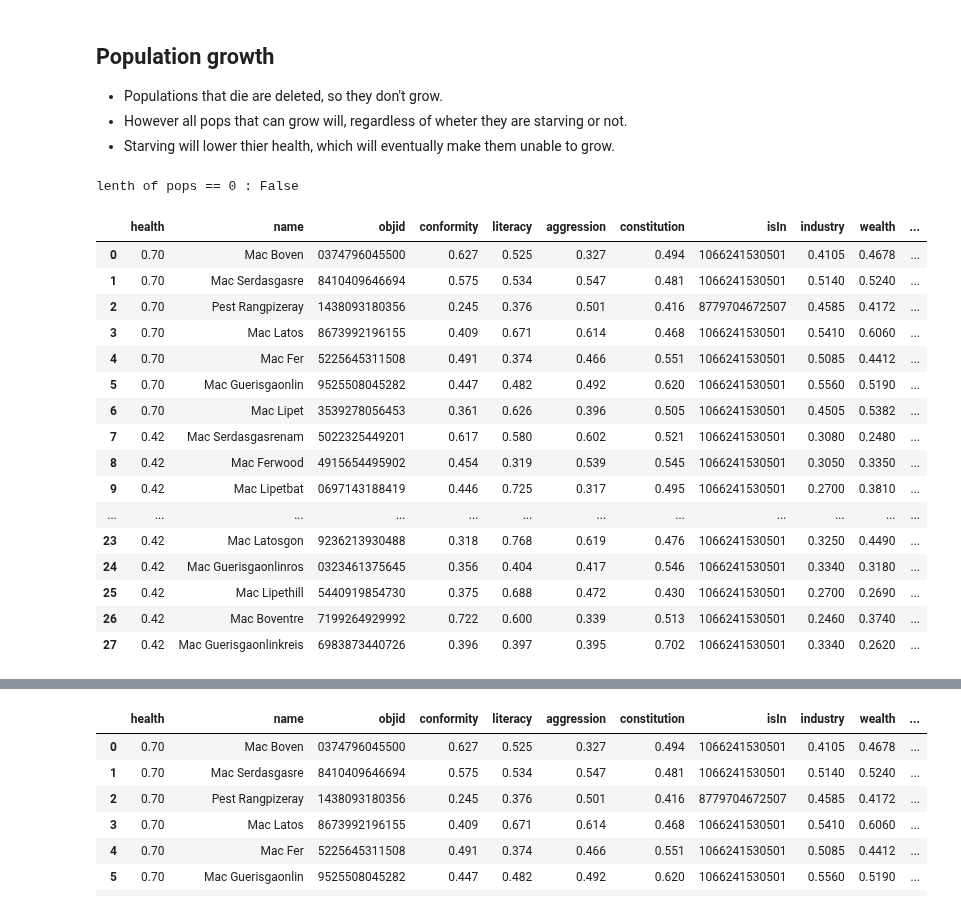
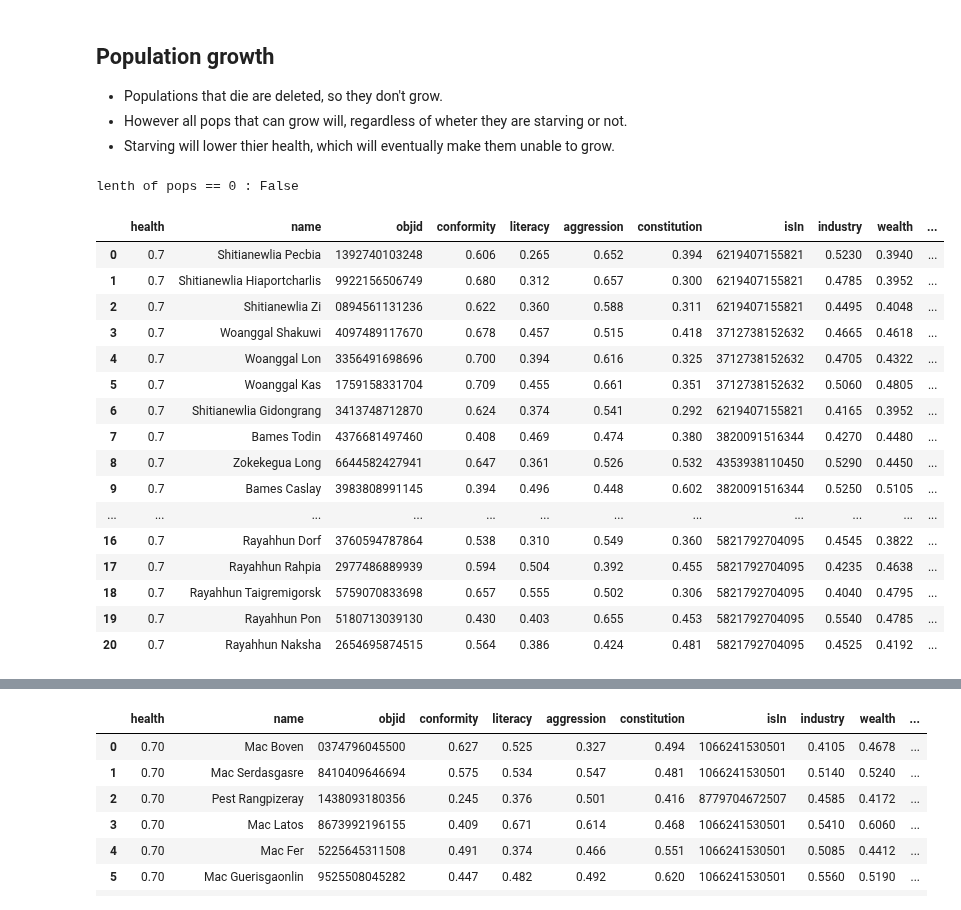
Before and after one commit to BillmanH/exoplanets, a Jupyter notebook: notebooks/People/Population Growth.ipynb, the cells around one changed output, grey strips where cells are left out. Saved outputs shown, nothing was run; the diff lists cells and outputs as text; code cells hidden in the pictures.

```diff
--- a/notebooks/People/Population Growth.ipynb
+++ b/notebooks/People/Population Growth.ipynb
@@ -327,28 +334,28 @@ NameError: name 'death_event' is not defined
 # %%
 from tools import growth
 # %%
-pops_df,species_df,locations_df = growth.get_pop_health(c,params)
+pops_df,species_df,locations_df,factions_df = growth.get_pop_health(c,params)
 print(f"lenth of pops == 0 : {len(pops_df)==0}")
 pops_df
 # %% [output]
 lenth of pops == 0 : False
 |  | health | name | objid | conformity | literacy | aggression | constitution | isIn | industry | wealth | ... |
-| 0 | 0.70 | Mac Boven | 0374796045500 | 0.627 | 0.525 | 0.327 | 0.494 | 1066241530501 | 0.4105 | 0.4678 | ... |
-| 1 | 0.70 | Mac Serdasgasre | 8410409646694 | 0.575 | 0.534 | 0.547 | 0.481 | 1066241530501 | 0.5140 | 0.5240 | ... |
-| 2 | 0.70 | Pest Rangpizeray | 1438093180356 | 0.245 | 0.376 | 0.501 | 0.416 | 8779704672507 | 0.4585 | 0.4172 | ... |
-| 3 | 0.70 | Mac Latos | 8673992196155 | 0.409 | 0.671 | 0.614 | 0.468 | 1066241530501 | 0.5410 | 0.6060 | ... |
-| 4 | 0.70 | Mac Fer | 5225645311508 | 0.491 | 0.374 | 0.466 | 0.551 | 1066241530501 | 0.5085 | 0.4412 | ... |
-| 5 | 0.70 | Mac Guerisgaonlin | 9525508045282 | 0.447 | 0.482 | 0.492 | 0.620 | 1066241530501 | 0.5560 | 0.5190 | ... |
-| 6 | 0.70 | Mac Lipet | 3539278056453 | 0.361 | 0.626 | 0.396 | 0.505 | 1066241530501 | 0.4505 | 0.5382 | ... |
-| 7 | 0.42 | Mac Serdasgasrenam | 5022325449201 | 0.617 | 0.580 | 0.602 | 0.521 | 1066241530501 | 0.3080 | 0.2480 | ... |
-| 8 | 0.42 | Mac Ferwood | 4915654495902 | 0.454 | 0.319 | 0.539 | 0.545 | 1066241530501 | 0.3050 | 0.3350 | ... |
-| 9 | 0.42 | Mac Lipetbat | 0697143188419 | 0.446 | 0.725 | 0.317 | 0.495 | 1066241530501 | 0.2700 | 0.3810 | ... |
+| 0 | 0.7 | Shitianewlia Pecbia | 1392740103248 | 0.606 | 0.265 | 0.652 | 0.394 | 6219407155821 | 0.5230 | 0.3940 | ... |
+| 1 | 0.7 | Shitianewlia Hiaportcharlis | 9922156506749 | 0.680 | 0.312 | 0.657 | 0.300 | 6219407155821 | 0.4785 | 0.3952 | ... |
+| 2 | 0.7 | Shitianewlia Zi | 0894561131236 | 0.622 | 0.360 | 0.588 | 0.311 | 6219407155821 | 0.4495 | 0.4048 | ... |
+| 3 | 0.7 | Woanggal Shakuwi | 4097489117670 | 0.678 | 0.457 | 0.515 | 0.418 | 3712738152632 | 0.4665 | 0.4618 | ... |
+| 4 | 0.7 | Woanggal Lon | 3356491698696 | 0.700 | 0.394 | 0.616 | 0.325 | 3712738152632 | 0.4705 | 0.4322 | ... |
+| 5 | 0.7 | Woanggal Kas | 1759158331704 | 0.709 | 0.455 | 0.661 | 0.351 | 3712738152632 | 0.5060 | 0.4805 | ... |
+| 6 | 0.7 | Shitianewlia Gidongrang | 3413748712870 | 0.624 | 0.374 | 0.541 | 0.292 | 6219407155821 | 0.4165 | 0.3952 | ... |
+| 7 | 0.7 | Bames Todin | 4376681497460 | 0.408 | 0.469 | 0.474 | 0.380 | 3820091516344 | 0.4270 | 0.4480 | ... |
+| 8 | 0.7 | Zokekegua Long | 6644582427941 | 0.647 | 0.361 | 0.526 | 0.532 | 4353938110450 | 0.5290 | 0.4450 | ... |
+| 9 | 0.7 | Bames Caslay | 3983808991145 | 0.394 | 0.496 | 0.448 | 0.602 | 3820091516344 | 0.5250 | 0.5105 | ... |
 | ... | ... | ... | ... | ... | ... | ... | ... | ... | ... | ... | ... |
-| 23 | 0.42 | Mac Latosgon | 9236213930488 | 0.318 | 0.768 | 0.619 | 0.476 | 1066241530501 | 0.3250 | 0.4490 | ... |
-| 24 | 0.42 | Mac Guerisgaonlinros | 0323461375645 | 0.356 | 0.404 | 0.417 | 0.546 | 1066241530501 | 0.3340 | 0.3180 | ... |
-| 25 | 0.42 | Mac Lipethill | 5440919854730 | 0.375 | 0.688 | 0.472 | 0.430 | 1066241530501 | 0.2700 | 0.2690 | ... |
-| 26 | 0.42 | Mac Boventre | 7199264929992 | 0.722 | 0.600 | 0.339 | 0.513 | 1066241530501 | 0.2460 | 0.3740 | ... |
-| 27 | 0.42 | Mac Guerisgaonlinkreis | 6983873440726 | 0.396 | 0.397 | 0.395 | 0.702 | 1066241530501 | 0.3340 | 0.2620 | ... |
+| 16 | 0.7 | Rayahhun Dorf | 3760594787864 | 0.538 | 0.310 | 0.549 | 0.360 | 5821792704095 | 0.4545 | 0.3822 | ... |
+| 17 | 0.7 | Rayahhun Rahpia | 2977486889939 | 0.594 | 0.504 | 0.392 | 0.455 | 5821792704095 | 0.4235 | 0.4638 | ... |
+| 18 | 0.7 | Rayahhun Taigremigorsk | 5759070833698 | 0.657 | 0.555 | 0.502 | 0.306 | 5821792704095 | 0.4040 | 0.4795 | ... |
+| 19 | 0.7 | Rayahhun Pon | 5180713039130 | 0.430 | 0.403 | 0.655 | 0.453 | 5821792704095 | 0.5540 | 0.4785 | ... |
+| 20 | 0.7 | Rayahhun Naksha | 2654695874515 | 0.564 | 0.386 | 0.424 | 0.481 | 5821792704095 | 0.4525 | 0.4192 | ... |
 # %%
 species_df
 # %% [output]
```
Also changed, not shown: parts of 17 cells of this notebook, 5 other files.
